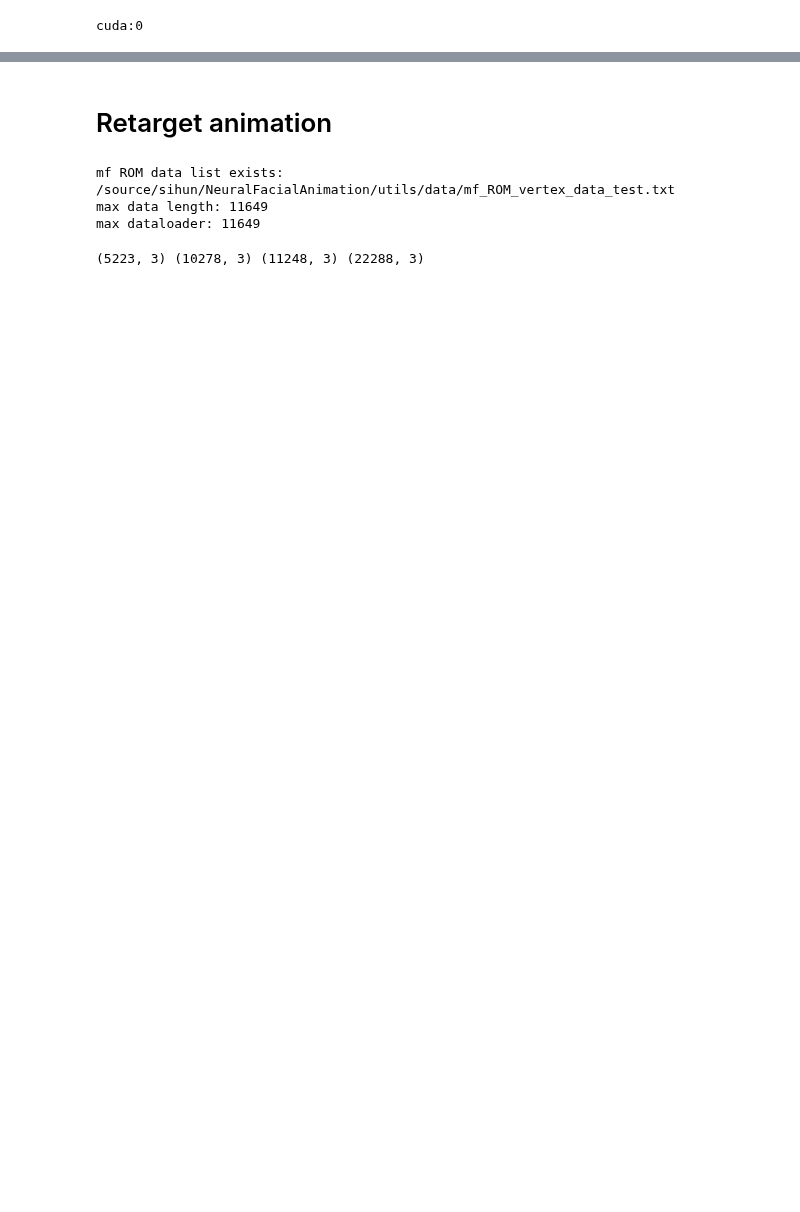
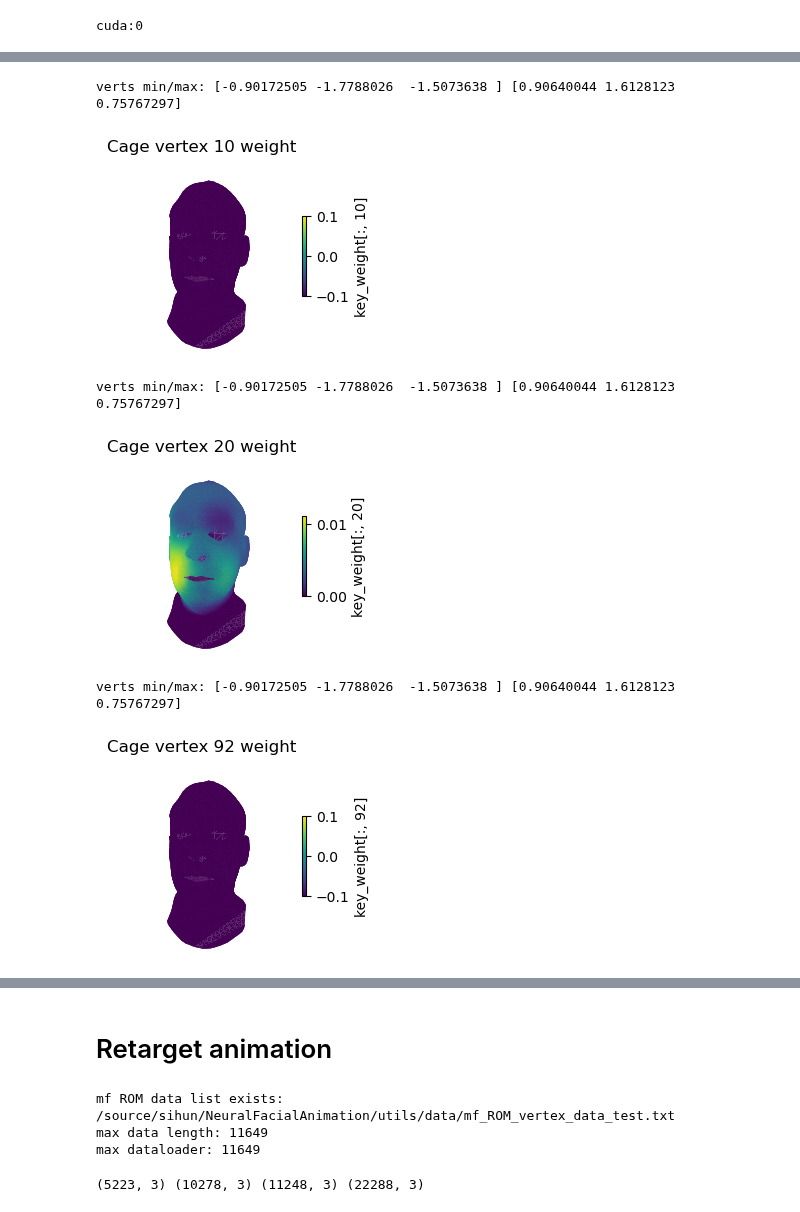
Before and after one commit to chacorp/PDB, a Jupyter notebook: notebook/NBC_visualize.ipynb, the cells around one changed output, grey strips where cells are left out. Drawn from its saved outputs; the diff is of its cells as text; code cells hidden in the pictures; blank space fills up the shorter version.

```diff
--- a/notebook/NBC_visualize.ipynb
+++ b/notebook/NBC_visualize.ipynb
@@ -49,7 +64,7 @@ opts.dec_type = 'disp'
 # opts.ckpt = '../ckpts_CBD/2025-09-29-14-48-19-NGBCv8' ## ------> 1 1 none
 # opts.ckpt = '../ckpts_CBD/2025-10-05-22-59-45-NGBCv8' ## ------> 1 0
 
-## version 5
+# version 5
 # opts.ckpt = '../ckpts_CBD/2025-09-28-14-50-34-NGBCv5' ## ------> 1 1 softplus
 # opts.ckpt = '../ckpts_CBD/2025-09-26-10-16-32-NGBCv5' ## ------> 1 1
 # opts.ckpt = '../ckpts_CBD/2025-09-27-08-05-11-NGBCv5' ## ------> 1 1
@@ -59,26 +74,46 @@ opts.dec_type = 'disp'
 # opts.ckpt = '../ckpts_CBD/2025-09-27-12-04-29-NGBCv5' ## ------> 1 0
 # opts.ckpt = '../ckpts_CBD/2025-10-03-22-40-03-NGBCv5' ## ------> 1 1 relu (soft POU)
 # opts.ckpt = '../ckpts_CBD/2025-10-09-01-42-26-NGBCv5' ## ------> 1 1 (128? -> 512)
-opts.ckpt = '../ckpts_CBD/2025-10-09-02-04-49-NGBCv5' ## ------> 1 1 (use_data2)
+# opts.ckpt = '../ckpts_CBD/2025-10-09-02-04-49-NGBCv5' ## ------> 1 1 (use_data2)
+# opts.ckpt = '../ckpts_CBD/2025-10-08-02-55-02-NGBCv5' ## ------> 1 1 elu
+# opts.ckpt = '../ckpts_CBD/2025-10-28-23-21-00-NGBCv5' ## ------> 1 1 relu 96
+opts.ckpt = '../ckpts_CBD/2025-10-23-17-32-49-NGBCv5' ## ------> 1 1 relu 512 (design)
+
+opts.ckpt = '../ckpts_CBD/2025-11-09-21-21-43-NGBCv5' ## ------> 1 1 relu 512 (use_data2)
+
+opts.ckpt = '../ckpts_CBD/2026-02-25-17-14-34-NGBCv5' # relu
+# opts.ckpt = '../ckpts_CBD/2026-01-13-14-02-16-NGBCv5-sqrelu'
 
 opts.in_type=1
 opts.out_type=1
+# opts.out_type=3
 
 opts.num_cage_v=512
 # opts.num_cage_v=128
+# opts.num_cage_v=96
 
 opts.version=5
 
 opts.last_activation='relu'
+# opts.last_activation='sqrelu'
+# opts.last_activation='elu'
 # opts.last_activation='softplus'
 # opts.last_activation='none'
 
 opts.no_pou=False
 
+# opts.continue_ckpt=True
+# opts.start_epoch=50
+
+opts.align_latent=True
+# opts.align_latent=False
+
 opts.use_data2=True
-# opts.use_data2=False
+opts.use_data2=False
 opts.use_data3=False
 
+
+# from train_CBDv2 import Trainer
 trainer = Trainer(opts)
 # %% [output]
 shape model not used!, use_shp_recon set to False
@@ -205,0 +474,19 @@ plot_image_array(
+# %%
+# for NC in [77,18,202,312]:
+# for NC in [459,477,202]:
+# for NC in range(460,480):
+#     print(key_d.squeeze()[NC])
+for NC in [10,20,92]:
+    vis_mesh_key_weight(
+        pred_source[0].detach().cpu().numpy(), tgt_mesh.faces, key_weight[0].detach().cpu().numpy(),
+        cage_idx=NC,
+        SIZE=2, yrot=0, cmap='viridis', show_cbar=True,
+        view_yrots=(-10,)
+    )
+# %% [output]
+verts min/max: [-0.90172505 -1.7788026  -1.5073638 ] [0.90640044 1.6128123  0.75767297]
+[figure, added]
+verts min/max: [-0.90172505 -1.7788026  -1.5073638 ] [0.90640044 1.6128123  0.75767297]
+[figure, added]
+verts min/max: [-0.90172505 -1.7788026  -1.5073638 ] [0.90640044 1.6128123  0.75767297]
+[figure, added]
```
Also changed, not shown: parts of 25 cells of this notebook, 9 other files.
